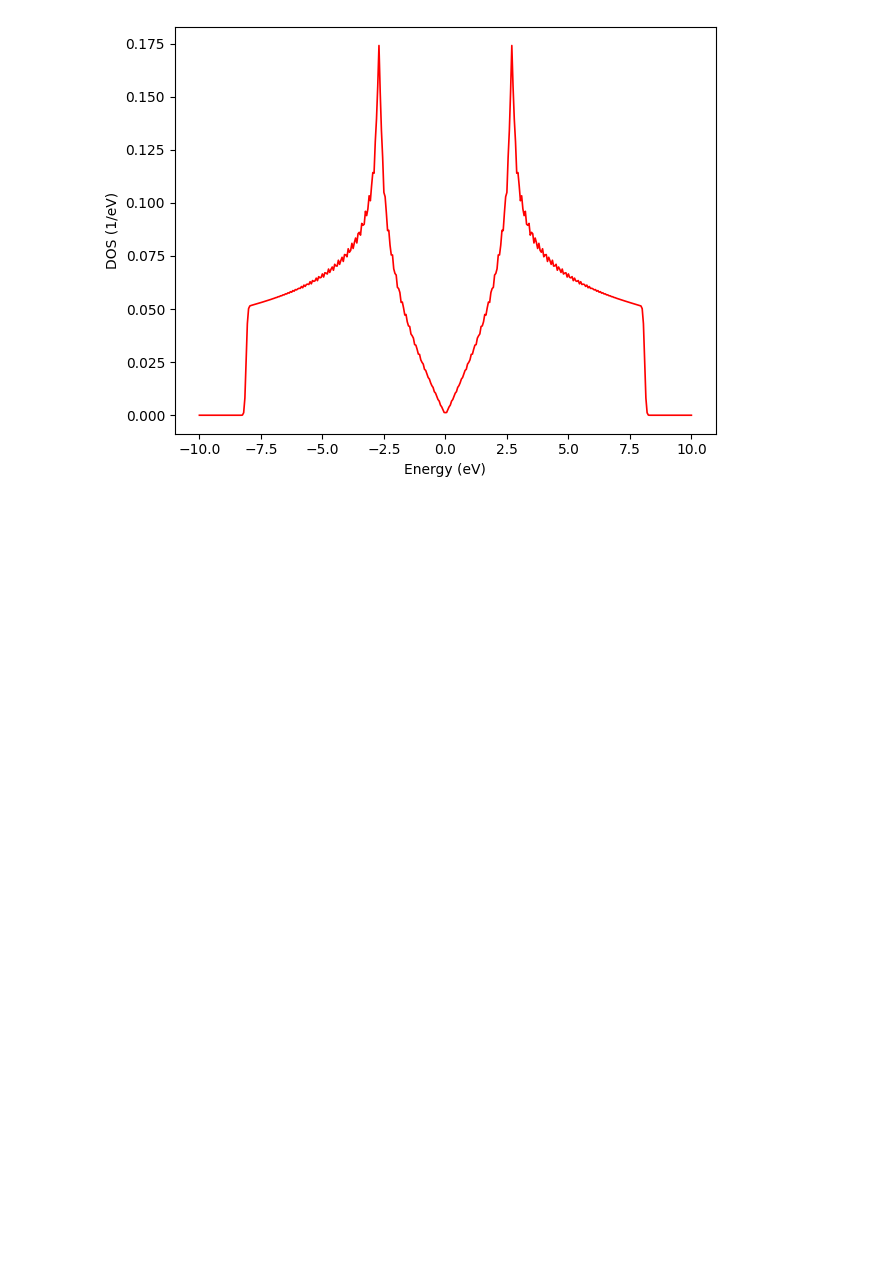
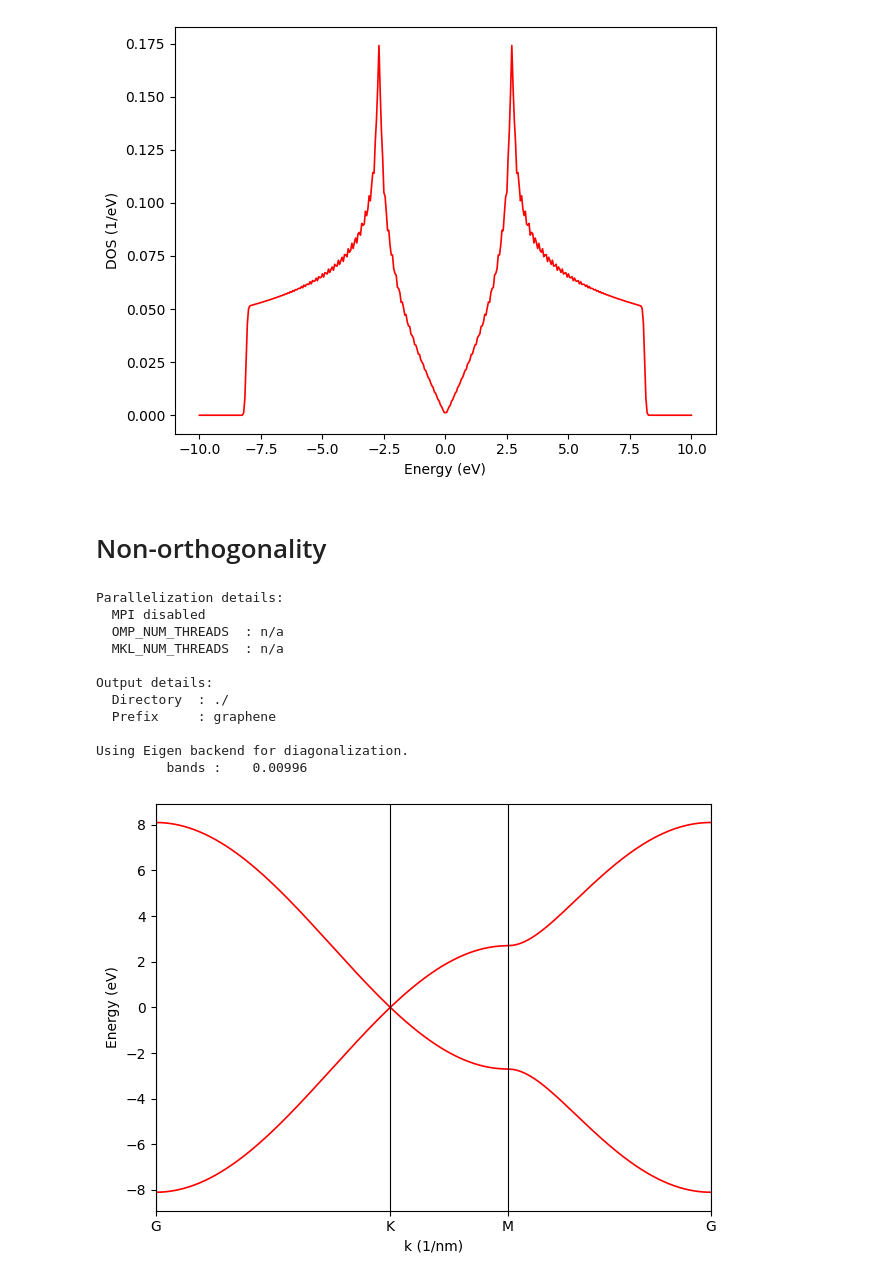
Before and after one commit to alapena/graph2mat4abn, a Jupyter notebook: tutorials/tbplas/tbplas_dos.ipynb, the cells around one changed output. Saved outputs shown, nothing was run; the diff lists cells and outputs as text; code cells hidden in the pictures; blank space fills up the shorter version.

```diff
--- a/tutorials/tbplas/tbplas_dos.ipynb
+++ b/tutorials/tbplas/tbplas_dos.ipynb
@@ -135,3 +135,5 @@ Output details:
 
 Using Eigen backend for diagonalization.
 [figure]
+# %% [markdown]
+# Non-orthogonality
@@ -137,0 +164,38 @@ Using Eigen backend for diagonalization.
+# %%
+prim_cell = tb.make_graphene_diamond()
+overlap = make_overlap(prim_cell, on_site=1.0, hop=0.0)
+#overlap = make_overlap(prim_cell, on_site=0.8, hop=0.1)
+solver = tb.DiagSolver(prim_cell, overlap)
+
+k_points = np.array([
+    [0.0, 0.0, 0.0],
+    [2./3, 1./3, 0.0],
+    [0.5, 0.0, 0.0],
+    [0.0, 0.0, 0.0]
+])
+k_path, k_idx = tb.gen_kpath(k_points, (1000, 1000, 1000))
+solver.config.prefix = "graphene"
+solver.config.k_points = k_path
+
+timer = tb.Timer()
+timer.tic("bands")
+k_len, bands = solver.calc_bands()
+timer.toc("bands")
+
+if solver.is_master:
+    timer.report_total_time()
+    vis = tb.Visualizer()
+    vis.plot_bands(k_len, bands, k_idx, ["G", "K", "M", "G"])
+# %% [output]
+Parallelization details:
+  MPI disabled
+  OMP_NUM_THREADS  : n/a
+  MKL_NUM_THREADS  : n/a
+
+Output details:
+  Directory  : ./
+  Prefix     : graphene
+
+Using Eigen backend for diagonalization.
+         bands :    0.00996
+[figure, added]
```
Also changed, not shown: parts of 2 cells of this notebook, 13 other files.
